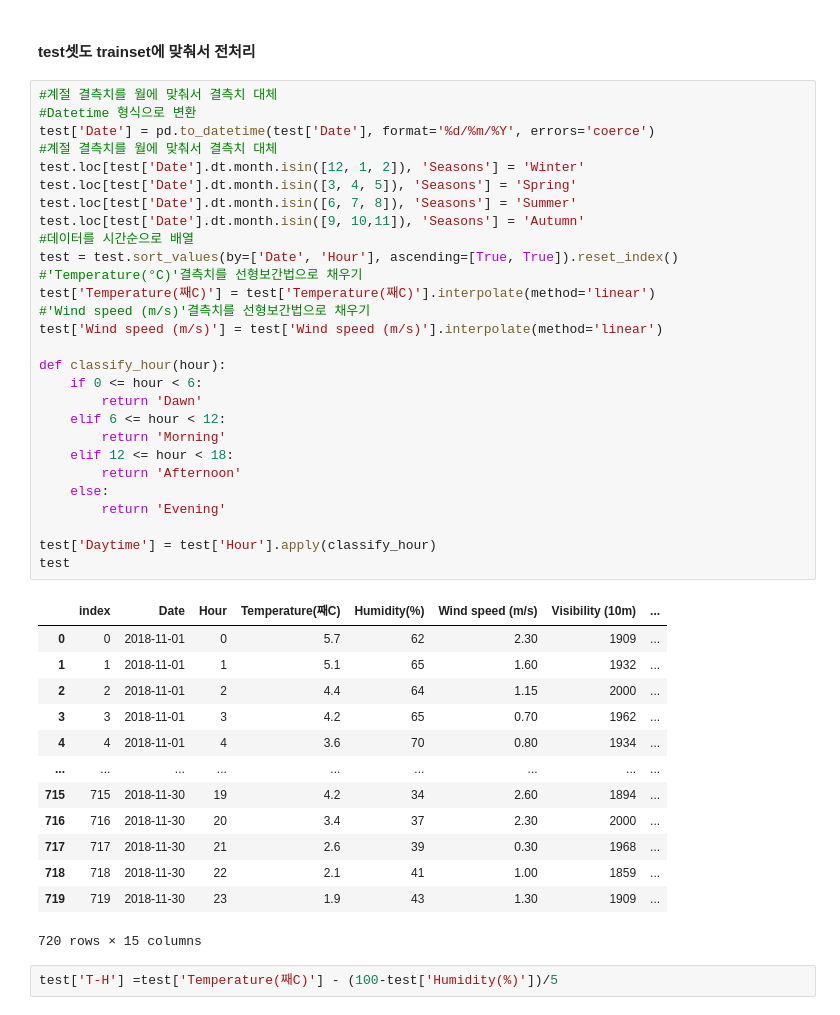
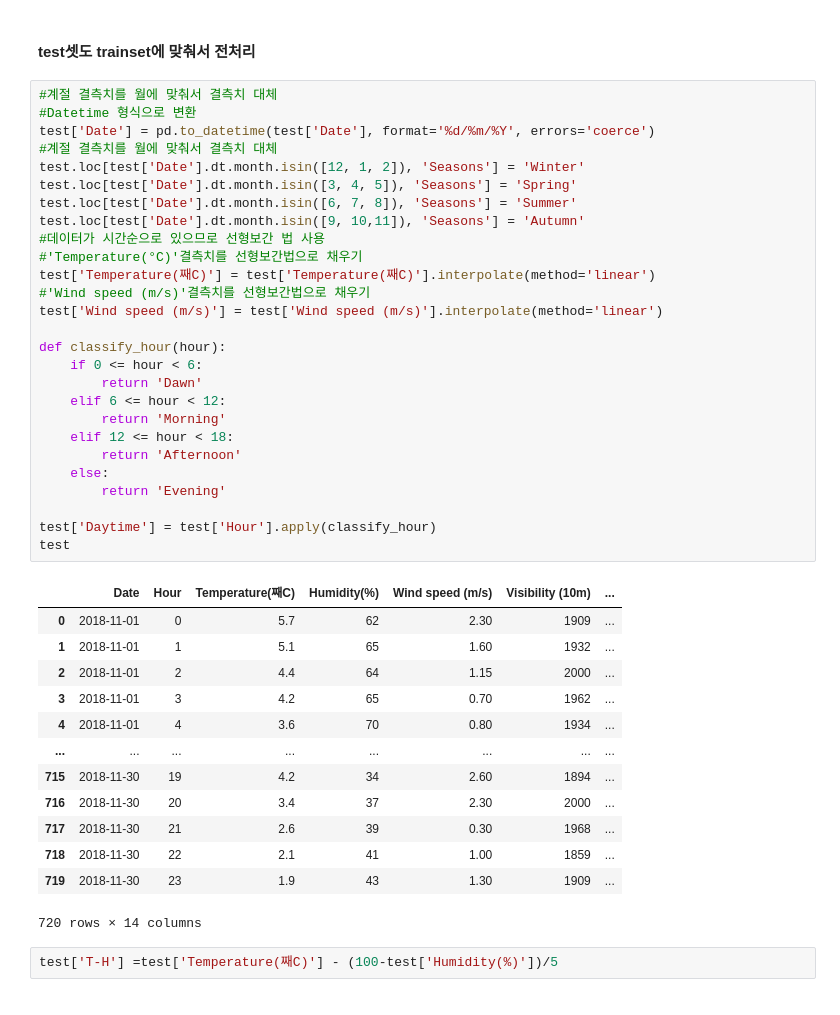
Before and after one commit to yooheejune/BAF-15-Fresh-Edu, a Jupyter notebook: 유희준 비어플 4주차 과제.ipynb, the cells around one changed output. Drawn from its saved outputs; the diff is of its cells as text.

```diff
--- a/유희준 비어플 4주차 과제.ipynb
+++ b/유희준 비어플 4주차 과제.ipynb
@@ -801,45 +801,44 @@ dtype: int64
 # %%
 #계절 결측치를 월에 맞춰서 결측치 대체
 #Datetime 형식으로 변환
 test['Date'] = pd.to_datetime(test['Date'], format='%d/%m/%Y', errors='coerce')
 #계절 결측치를 월에 맞춰서 결측치 대체
 test.loc[test['Date'].dt.month.isin([12, 1, 2]), 'Seasons'] = 'Winter'
 test.loc[test['Date'].dt.month.isin([3, 4, 5]), 'Seasons'] = 'Spring'
 test.loc[test['Date'].dt.month.isin([6, 7, 8]), 'Seasons'] = 'Summer'
 test.loc[test['Date'].dt.month.isin([9, 10,11]), 'Seasons'] = 'Autumn'
-#데이터를 시간순으로 배열
-test = test.sort_values(by=['Date', 'Hour'], ascending=[True, True]).reset_index()
+#데이터가 시간순으로 있으므로 선형보간 법 사용
 #'Temperature(°C)'결측치를 선형보간법으로 채우기
 test['Temperature(째C)'] = test['Temperature(째C)'].interpolate(method='linear')
 #'Wind speed (m/s)'결측치를 선형보간법으로 채우기
 test['Wind speed (m/s)'] = test['Wind speed (m/s)'].interpolate(method='linear')
 
 def classify_hour(hour):
     if 0 <= hour < 6:
         return 'Dawn'
     elif 6 <= hour < 12:
         return 'Morning'
     elif 12 <= hour < 18:
         return 'Afternoon'
     else:
         return 'Evening'
 
 test['Daytime'] = test['Hour'].apply(classify_hour)
 test
 # %% [output]
-|  | index | Date | Hour | Temperature(째C) | Humidity(%) | Wind speed (m/s) | Visibility (10m) | ... |
-| 0 | 0 | 2018-11-01 | 0 | 5.7 | 62 | 2.30 | 1909 | ... |
-| 1 | 1 | 2018-11-01 | 1 | 5.1 | 65 | 1.60 | 1932 | ... |
-| 2 | 2 | 2018-11-01 | 2 | 4.4 | 64 | 1.15 | 2000 | ... |
-| 3 | 3 | 2018-11-01 | 3 | 4.2 | 65 | 0.70 | 1962 | ... |
-| 4 | 4 | 2018-11-01 | 4 | 3.6 | 70 | 0.80 | 1934 | ... |
-| ... | ... | ... | ... | ... | ... | ... | ... | ... |
-| 715 | 715 | 2018-11-30 | 19 | 4.2 | 34 | 2.60 | 1894 | ... |
-| 716 | 716 | 2018-11-30 | 20 | 3.4 | 37 | 2.30 | 2000 | ... |
-| 717 | 717 | 2018-11-30 | 21 | 2.6 | 39 | 0.30 | 1968 | ... |
-| 718 | 718 | 2018-11-30 | 22 | 2.1 | 41 | 1.00 | 1859 | ... |
-| 719 | 719 | 2018-11-30 | 23 | 1.9 | 43 | 1.30 | 1909 | ... |
+|  | Date | Hour | Temperature(째C) | Humidity(%) | Wind speed (m/s) | Visibility (10m) | ... |
+| 0 | 2018-11-01 | 0 | 5.7 | 62 | 2.30 | 1909 | ... |
+| 1 | 2018-11-01 | 1 | 5.1 | 65 | 1.60 | 1932 | ... |
+| 2 | 2018-11-01 | 2 | 4.4 | 64 | 1.15 | 2000 | ... |
+| 3 | 2018-11-01 | 3 | 4.2 | 65 | 0.70 | 1962 | ... |
+| 4 | 2018-11-01 | 4 | 3.6 | 70 | 0.80 | 1934 | ... |
+| ... | ... | ... | ... | ... | ... | ... | ... |
+| 715 | 2018-11-30 | 19 | 4.2 | 34 | 2.60 | 1894 | ... |
+| 716 | 2018-11-30 | 20 | 3.4 | 37 | 2.30 | 2000 | ... |
+| 717 | 2018-11-30 | 21 | 2.6 | 39 | 0.30 | 1968 | ... |
+| 718 | 2018-11-30 | 22 | 2.1 | 41 | 1.00 | 1859 | ... |
+| 719 | 2018-11-30 | 23 | 1.9 | 43 | 1.30 | 1909 | ... |
-720 rows × 15 columns
+720 rows × 14 columns
 # %%
 test['T-H'] =test['Temperature(째C)'] - (100-test['Humidity(%)'])/5
 # %%
```
Also changed, not shown: parts of 8 cells of this notebook.
